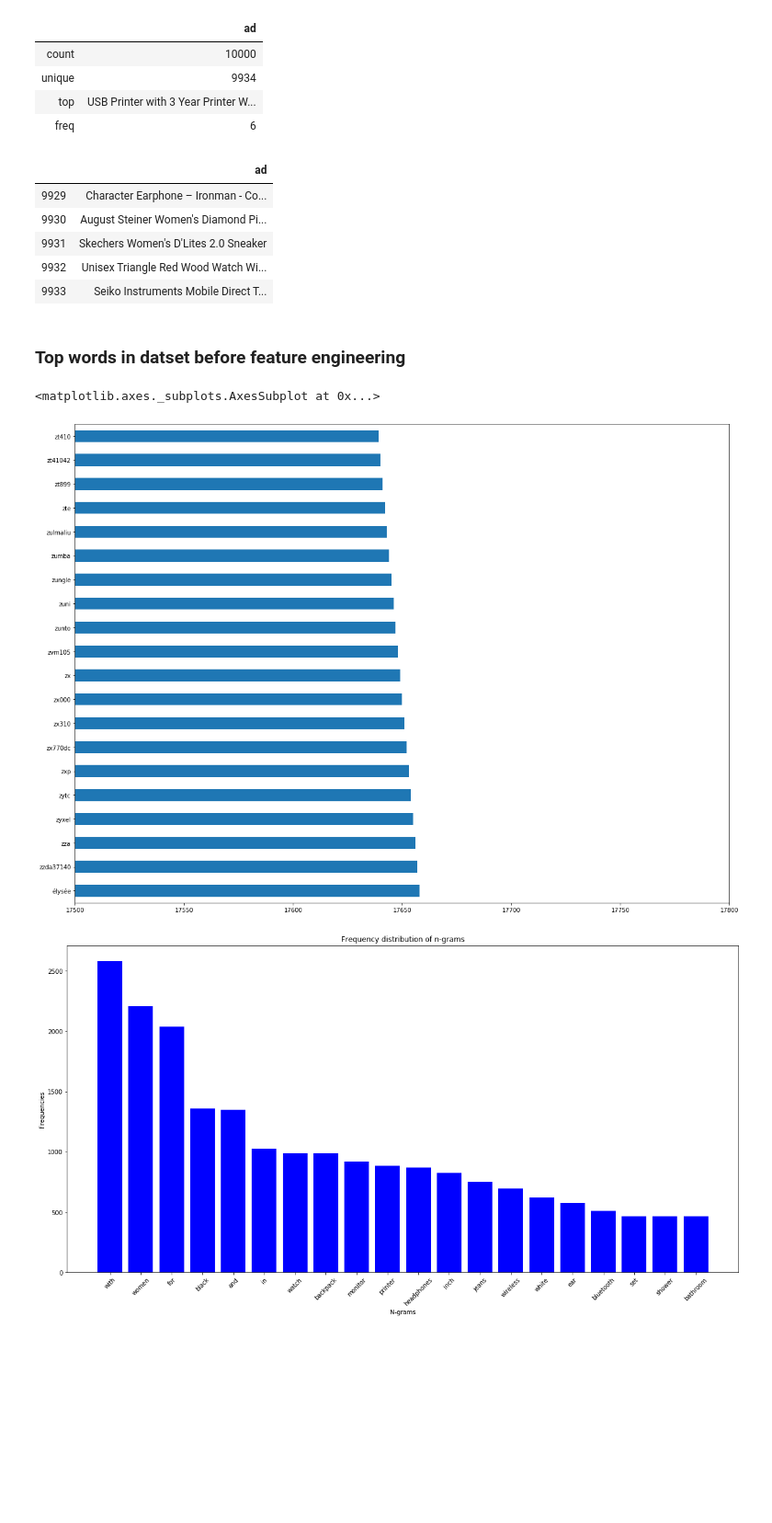
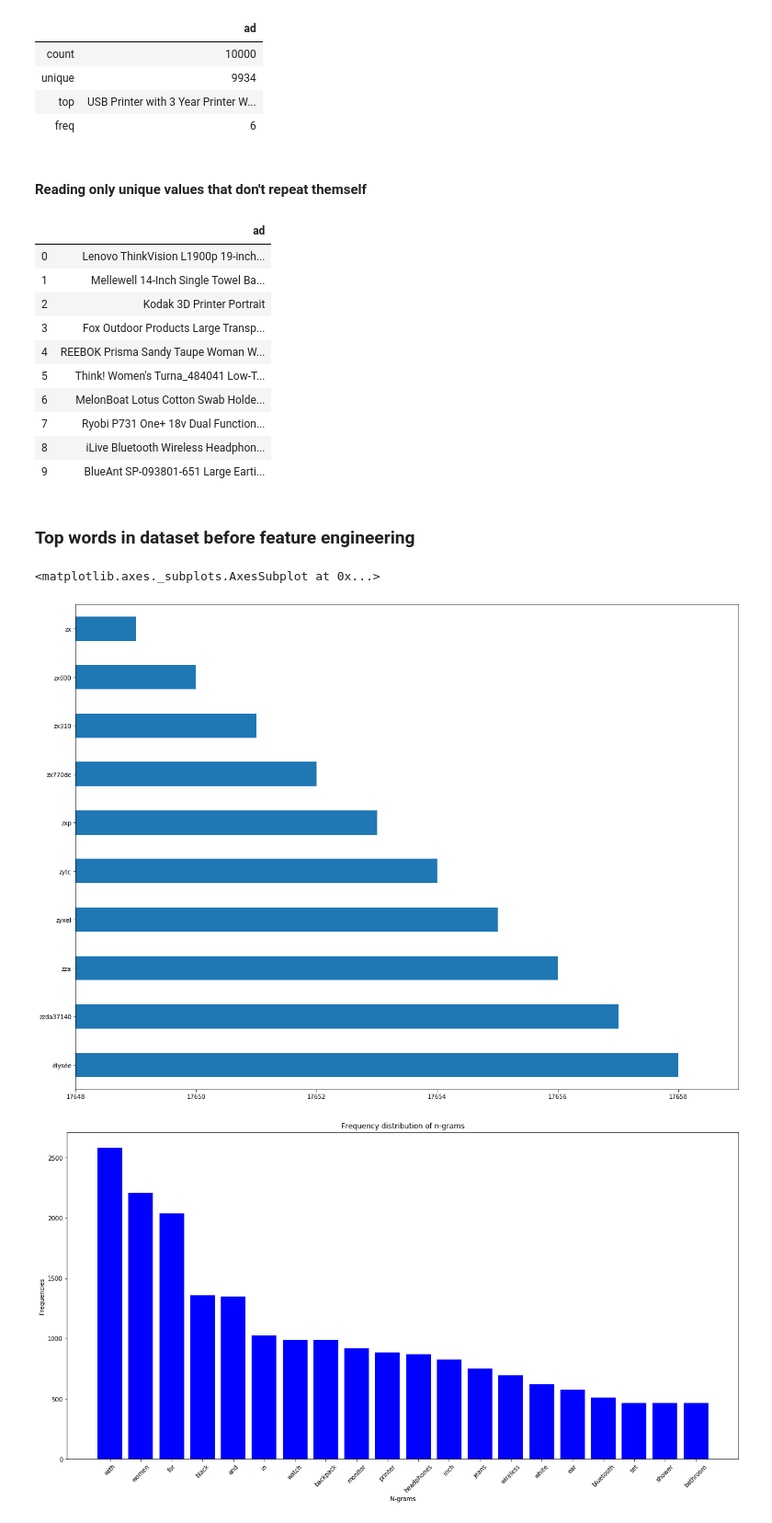
Before and after one commit to ourendingdays/Diploma, a Jupyter notebook: logic/MAIN.ipynb, the cells around one changed output. Shown: that part at 92% size. Cells and saved outputs as stored; diff of their text form; code cells hidden in the pictures; blank space fills up the shorter version.

```diff
--- a/logic/MAIN.ipynb
+++ b/logic/MAIN.ipynb
@@ -35,49 +40,55 @@ df.describe()
 | unique | 9934 |
 | top | USB Printer with 3 Year Printer W... |
 | freq | 6 |
+# %% [markdown]
+#### Reading only unique values that don't repeat themself
 # %%
-# Reading only unique values that don't repeat themself
 ads = pd.DataFrame(df['ad'].unique(), columns = ['ad'])
-ads.tail()
+ads.head(10)
 # %% [output]
 |  | ad |
-| 9929 | Character Earphone – Ironman - Co... |
-| 9930 | August Steiner Women's Diamond Pi... |
-| 9931 | Skechers Women's D'Lites 2.0 Sneaker |
-| 9932 | Unisex Triangle Red Wood Watch Wi... |
-| 9933 | Seiko Instruments Mobile Direct T... |
+| 0 | Lenovo ThinkVision L1900p 19-inch... |
+| 1 | Mellewell 14-Inch Single Towel Ba... |
+| 2 | Kodak 3D Printer Portrait |
+| 3 | Fox Outdoor Products Large Transp... |
+| 4 | REEBOK Prisma Sandy Taupe Woman W... |
+| 5 | Think! Women's Turna_484041 Low-T... |
+| 6 | MelonBoat Lotus Cotton Swab Holde... |
+| 7 | Ryobi P731 One+ 18v Dual Function... |
+| 8 | iLive Bluetooth Wireless Headphon... |
+| 9 | BlueAnt SP-093801-651 Large Earti... |
 # %% [markdown]
-### Top words in datset before feature engineering
+### Top words in dataset before feature engineering
 # %%
 # count vetorizing object
 count_vectorizer = CountVectorizer()
 
 # fitting CV
 count_vectorizer.fit(ads['ad'])
 
 # collecting the vocabulary items used in vectorizer
 dictionary = count_vectorizer.vocabulary_.items()
 
 # Storing vocab and counts in a pandas DF
 vocab = []
 count = []
 
 # iterating through each vocab and count append the value to designated list
 for key, value in dictionary:
     vocab.append(key)
     count.append(value)
 
 # storing the count in pandas DF with vocab as index
 vocab_bef_stem = pd.Series(count, index = vocab)
 
 # sorting the DF
 vocab_bef_stem = vocab_bef_stem.sort_values(ascending=False)
 
-top_vocab = vocab_bef_stem.head(20)
-top_vocab.plot(kind = 'barh', figsize=(20, 15), xlim=(17500, 17800))
+top_vocab = vocab_bef_stem.head(10)
+top_vocab.plot(kind = 'barh', figsize=(20, 15), xlim=(17648, 17659))
 # %% [output]
 <matplotlib.axes._subplots.AxesSubplot at 0x...>
-[figure, old version]
+[figure, new version]
 # %%
 def plot_frequency_distribution_of_ngrams(sample_texts,
                                           ngram_range=(1, 1),
```
Also changed, not shown: parts of 26 cells of this notebook.
